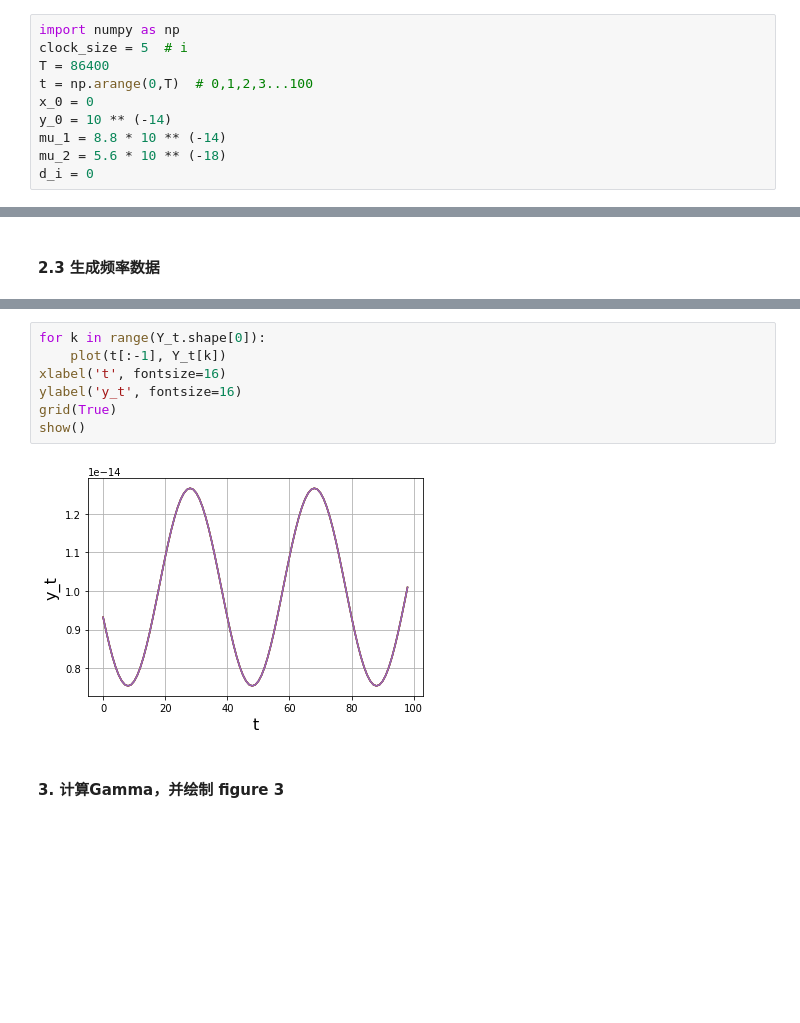
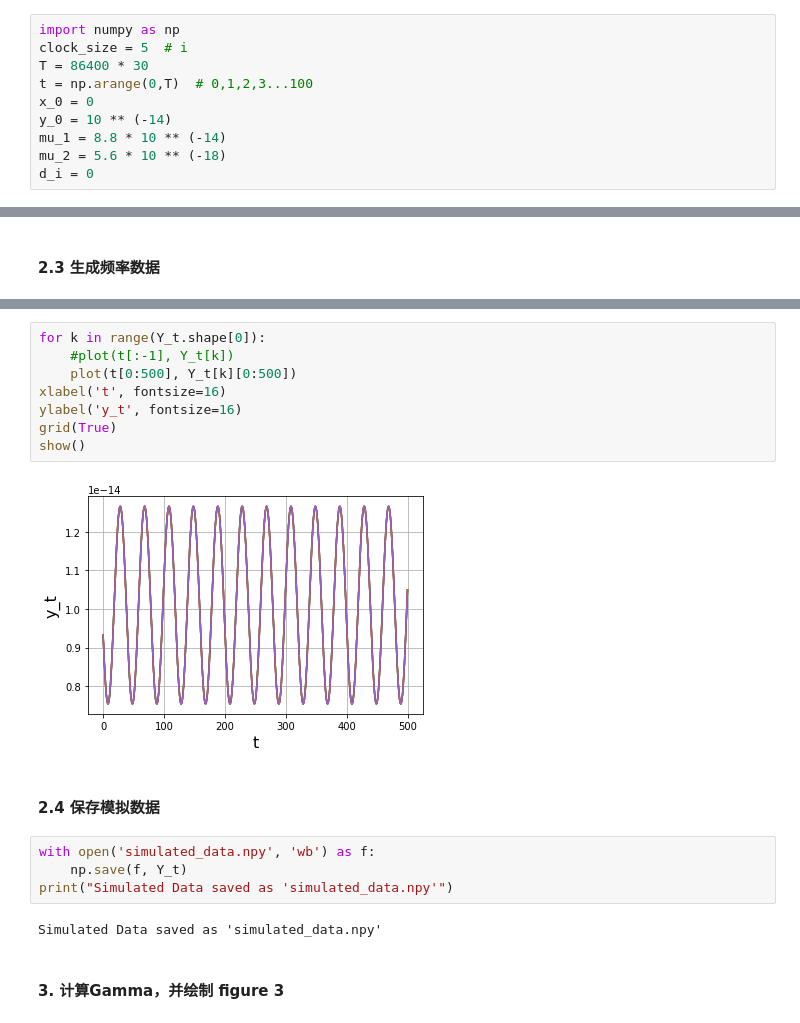
Before and after one commit to mochiliu3000/beamformer, a Jupyter notebook: Data Simulation.ipynb, the cells around one changed output, grey strips where cells are left out. Saved outputs shown, nothing was run; the diff lists cells and outputs as text; blank space fills up the shorter version.

```diff
--- a/Data Simulation.ipynb
+++ b/Data Simulation.ipynb
@@ -9,7 +9,7 @@
 # %%
 import numpy as np
 clock_size = 5  # i
-T = 86400
+T = 86400 * 30
 t = np.arange(0,T)  # 0,1,2,3...100
 x_0 = 0
 y_0 = 10 ** (-14)
@@ -224,12 +216,21 @@ Y_t = dx + SST * delta_T[:-1] + SDT * dT + SM * delta_M + SH * delta_H
 # %%
 for k in range(Y_t.shape[0]):
-    plot(t[:-1], Y_t[k])
+    #plot(t[:-1], Y_t[k])
+    plot(t[0:500], Y_t[k][0:500])
 xlabel('t', fontsize=16)
 ylabel('y_t', fontsize=16)
 grid(True)
 show()
 # %% [output]
-[figure, old version]
+[figure, new version]
+# %% [markdown]
+#### 2.4 保存模拟数据
+# %%
+with open('simulated_data.npy', 'wb') as f:
+    np.save(f, Y_t)
+print("Simulated Data saved as 'simulated_data.npy'")
+# %% [output]
+Simulated Data saved as 'simulated_data.npy'
 # %% [markdown]
 #### 3. 计算Gamma，并绘制 figure 3
 # %% [markdown]
```
Also changed, not shown: parts of 11 cells of this notebook, 2 other files.
